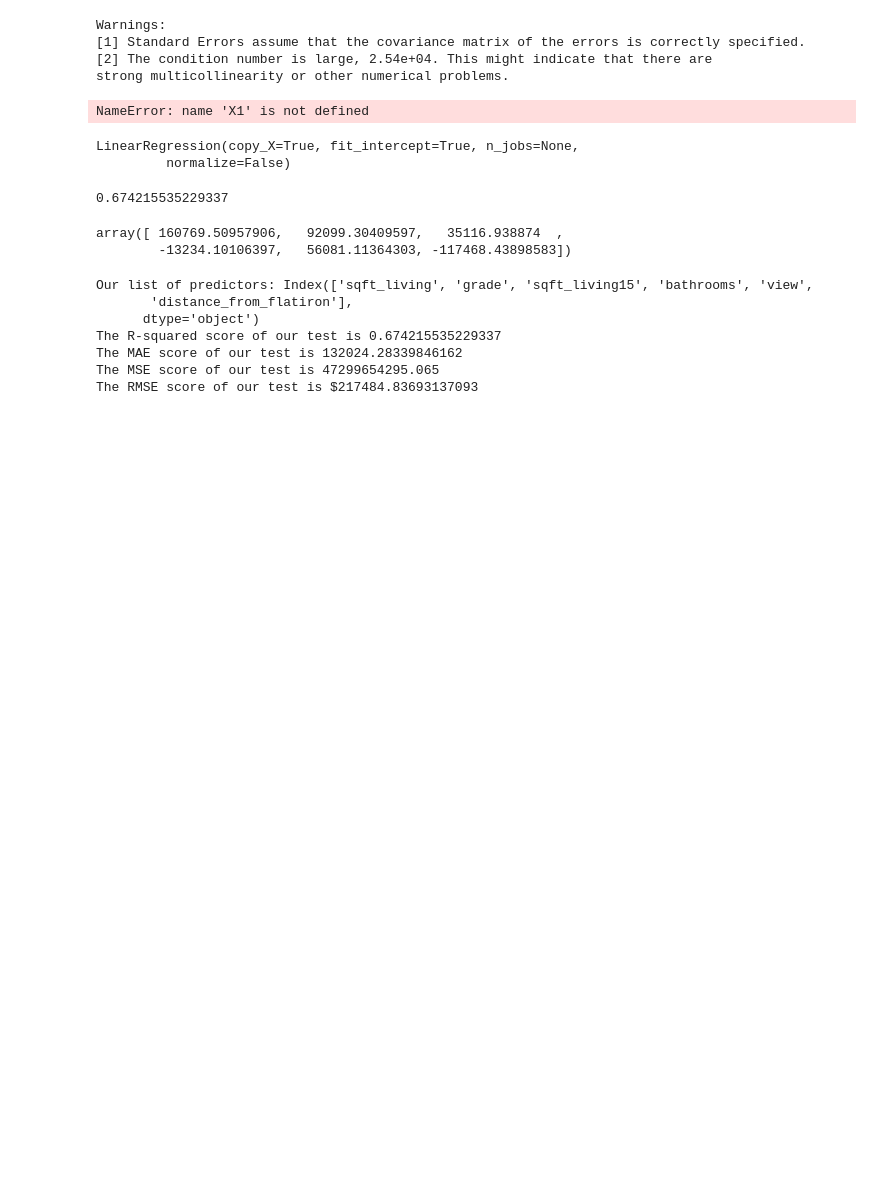
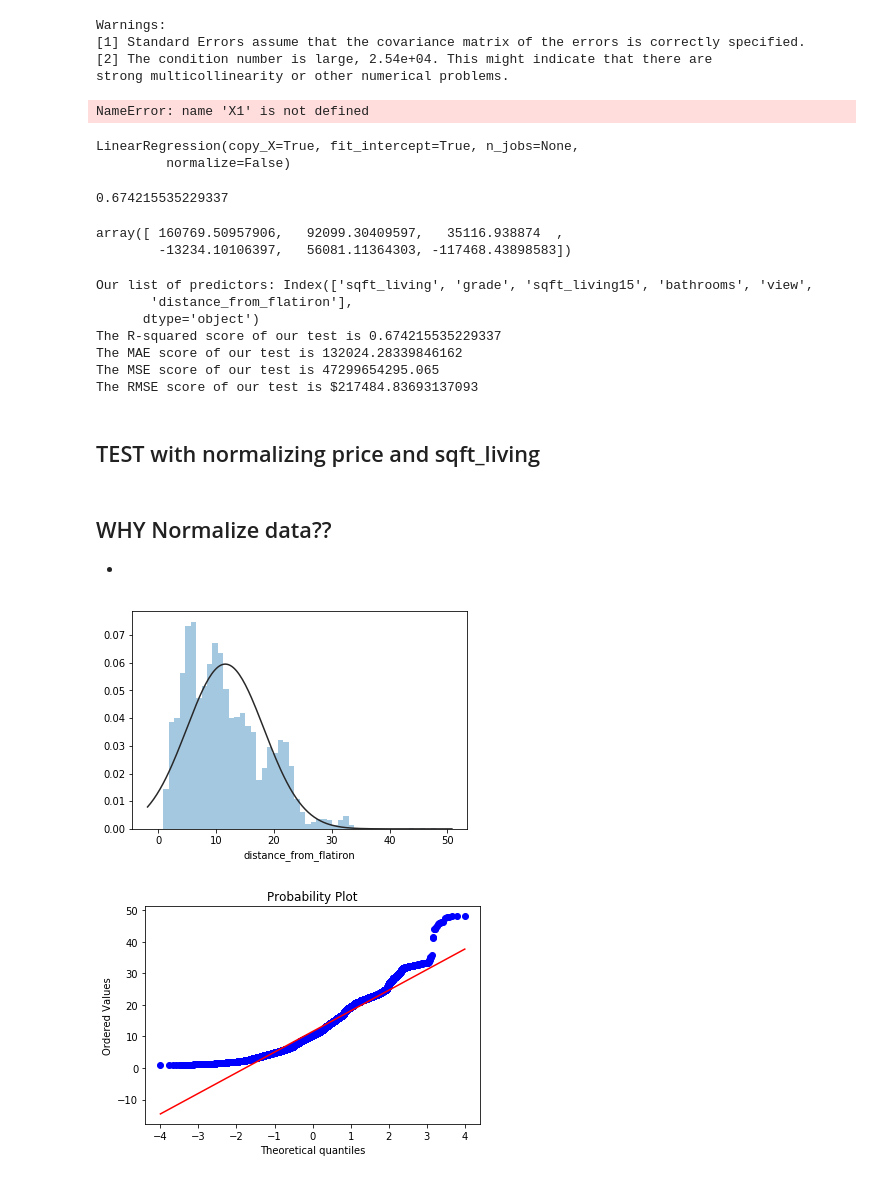
Before and after one commit to A92e/kingcountyWA_home_price_predictor, a Jupyter notebook: kevin_zip_wip.ipynb, the cells around one changed output. Cells and saved outputs as stored; diff of their text form; code cells hidden in the pictures; blank space fills up the shorter version.

```diff
--- a/kevin_zip_wip.ipynb
+++ b/kevin_zip_wip.ipynb
@@ -198,3 +189,18 @@ The R-squared score of our test is 0.674215535229337
 The MAE score of our test is 132024.28339846162
 The MSE score of our test is 47299654295.065
 The RMSE score of our test is $217484.83693137093
+# %% [markdown]
+## TEST with normalizing price and sqft_living
+# %% [markdown]
+## WHY Normalize data??
+-
+# %%
+from scipy.stats import norm
+from scipy import stats
+#histogram and normal probability plot
+sns.distplot(df['distance_from_flatiron'], fit=norm, bins=50, kde=False);
+fig = plt.figure()
+res = stats.probplot(df['distance_from_flatiron'], plot=plt)
+# %% [output]
+[figure, added]
+[figure, added]
```
Also changed, not shown: parts of 23 cells of this notebook.
